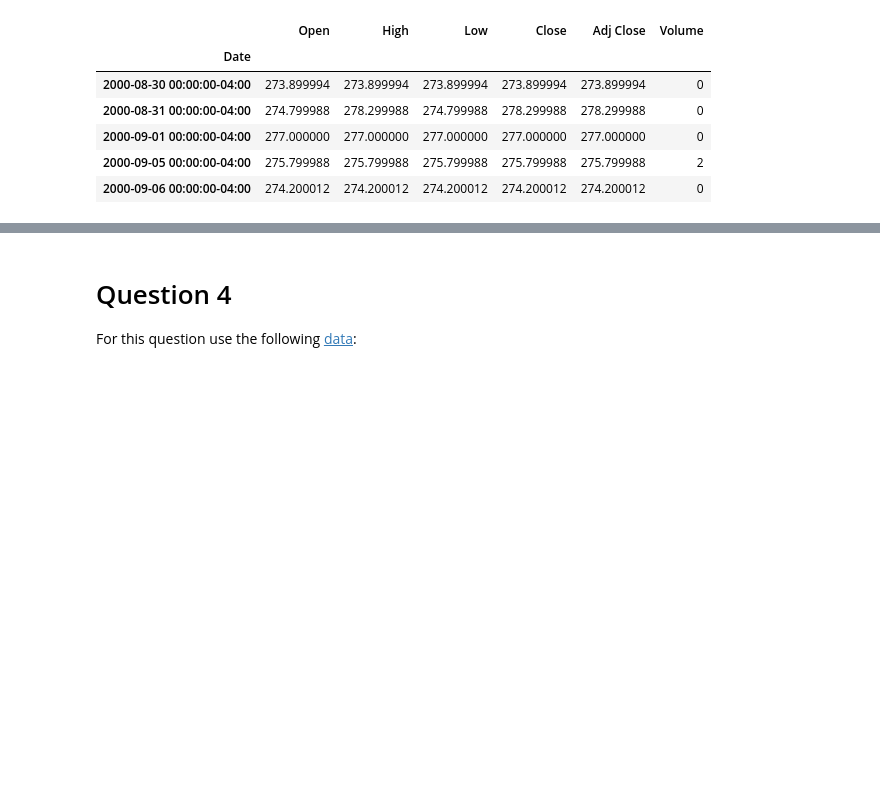
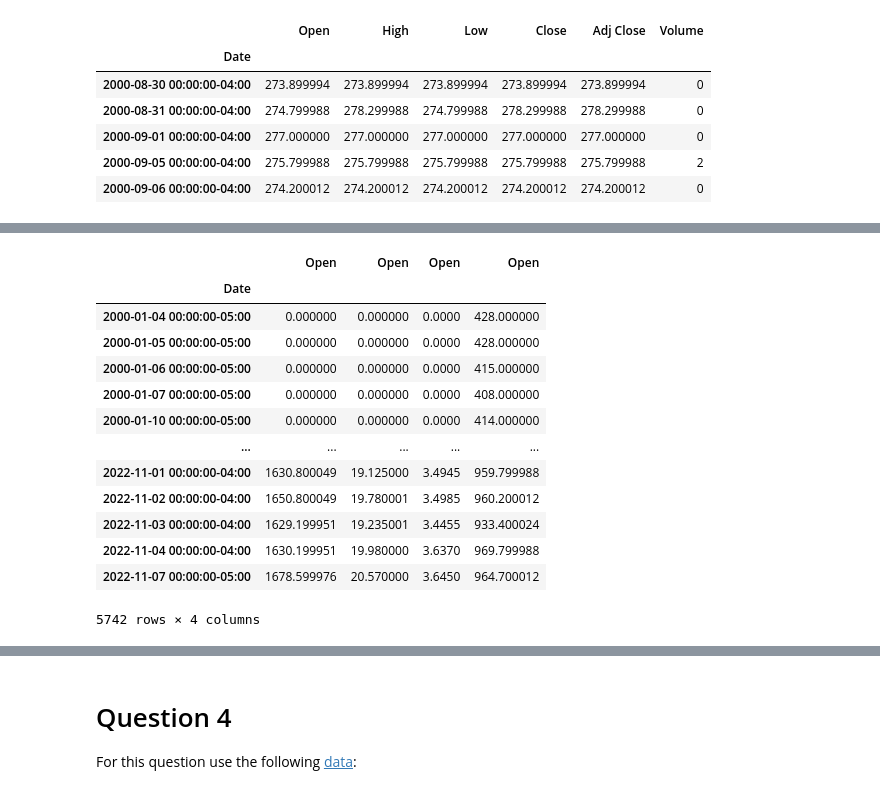
Before and after one commit to duygukaya99/MAT388E--Duygu, a Jupyter notebook: HW2.ipynb, the cells around one changed output, grey strips where cells are left out. Drawn from its saved outputs; the diff is of its cells as text; code cells hidden in the pictures; blank space fills up the shorter version.

```diff
--- a/HW2.ipynb
+++ b/HW2.ipynb
@@ -576,0 +595,17 @@ def ticker(ticker_symbol):
+# %%
+pd.DataFrame([gf.Open, sf.Open, cf.Open, pf.Open]).T.fillna(0)
+# %% [output]
+|  | Open | Open | Open | Open |
+| Date |  |  |  |  |
+| 2000-01-04 00:00:00-05:00 | 0.000000 | 0.000000 | 0.0000 | 428.000000 |
+| 2000-01-05 00:00:00-05:00 | 0.000000 | 0.000000 | 0.0000 | 428.000000 |
+| 2000-01-06 00:00:00-05:00 | 0.000000 | 0.000000 | 0.0000 | 415.000000 |
+| 2000-01-07 00:00:00-05:00 | 0.000000 | 0.000000 | 0.0000 | 408.000000 |
+| 2000-01-10 00:00:00-05:00 | 0.000000 | 0.000000 | 0.0000 | 414.000000 |
+| ... | ... | ... | ... | ... |
+| 2022-11-01 00:00:00-04:00 | 1630.800049 | 19.125000 | 3.4945 | 959.799988 |
+| 2022-11-02 00:00:00-04:00 | 1650.800049 | 19.780001 | 3.4985 | 960.200012 |
+| 2022-11-03 00:00:00-04:00 | 1629.199951 | 19.235001 | 3.4455 | 933.400024 |
+| 2022-11-04 00:00:00-04:00 | 1630.199951 | 19.980000 | 3.6370 | 969.799988 |
+| 2022-11-07 00:00:00-05:00 | 1678.599976 | 20.570000 | 3.6450 | 964.700012 |
+5742 rows × 4 columns
```
Also changed, not shown: parts of 30 cells of this notebook.
